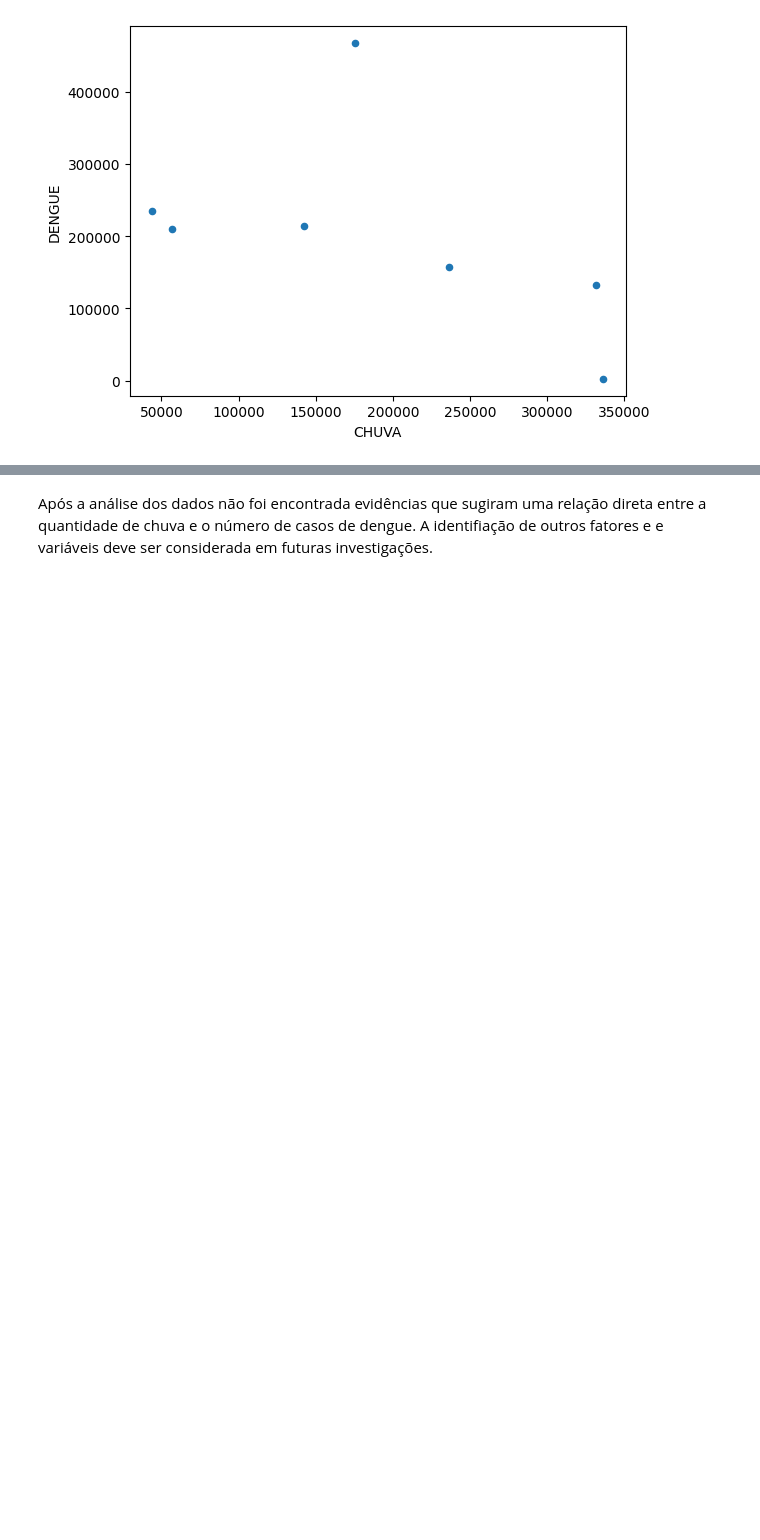
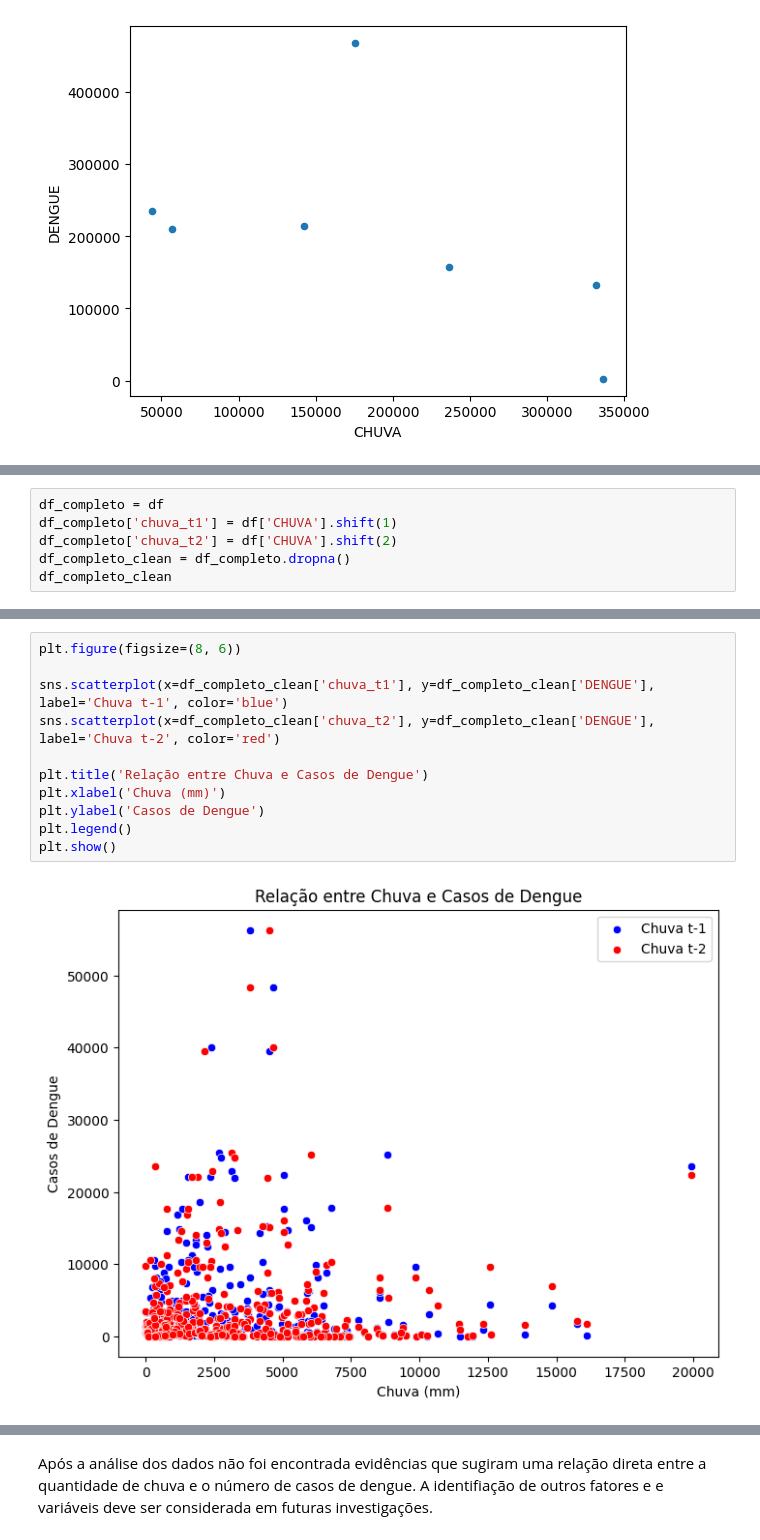
Before and after one commit to tiago-ro/dados_chuva_casos_dengue, a Jupyter notebook: notebook.ipynb, the cells around one changed output, grey strips where cells are left out. Drawn from its saved outputs; the diff is of its cells as text; blank space fills up the shorter version.

```diff
--- a/notebook.ipynb
+++ b/notebook.ipynb
@@ -109,0 +114,6 @@ chuva_e_casos.plot.scatter('CHUVA', 'DENGUE');
+# %%
+df_completo = df
+df_completo['chuva_t1'] = df['CHUVA'].shift(1)
+df_completo['chuva_t2'] = df['CHUVA'].shift(2)
+df_completo_clean = df_completo.dropna()
+df_completo_clean
@@ -110 +153,14 @@ chuva_e_casos.plot.scatter('CHUVA', 'DENGUE');
+# %%
+plt.figure(figsize=(8, 6))
+
+sns.scatterplot(x=df_completo_clean['chuva_t1'], y=df_completo_clean['DENGUE'], label='Chuva t-1', color='blue')
+sns.scatterplot(x=df_completo_clean['chuva_t2'], y=df_completo_clean['DENGUE'], label='Chuva t-2', color='red')
+
+plt.title('Relação entre Chuva e Casos de Dengue')
+plt.xlabel('Chuva (mm)')
+plt.ylabel('Casos de Dengue')
+plt.legend()
+plt.show()
+# %% [output]
+[figure, added]
 # %% [markdown]
```
Also changed, not shown: parts of 7 cells of this notebook.
